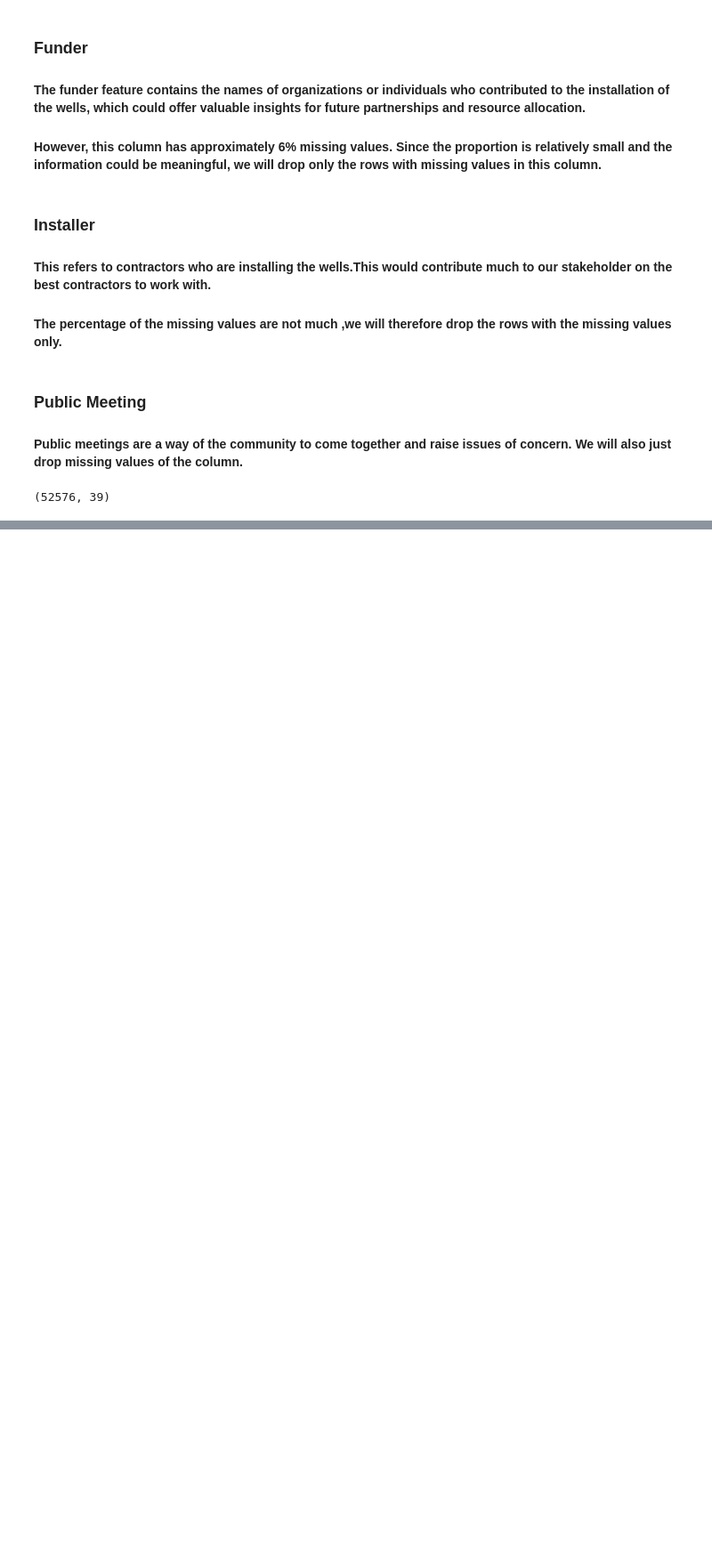
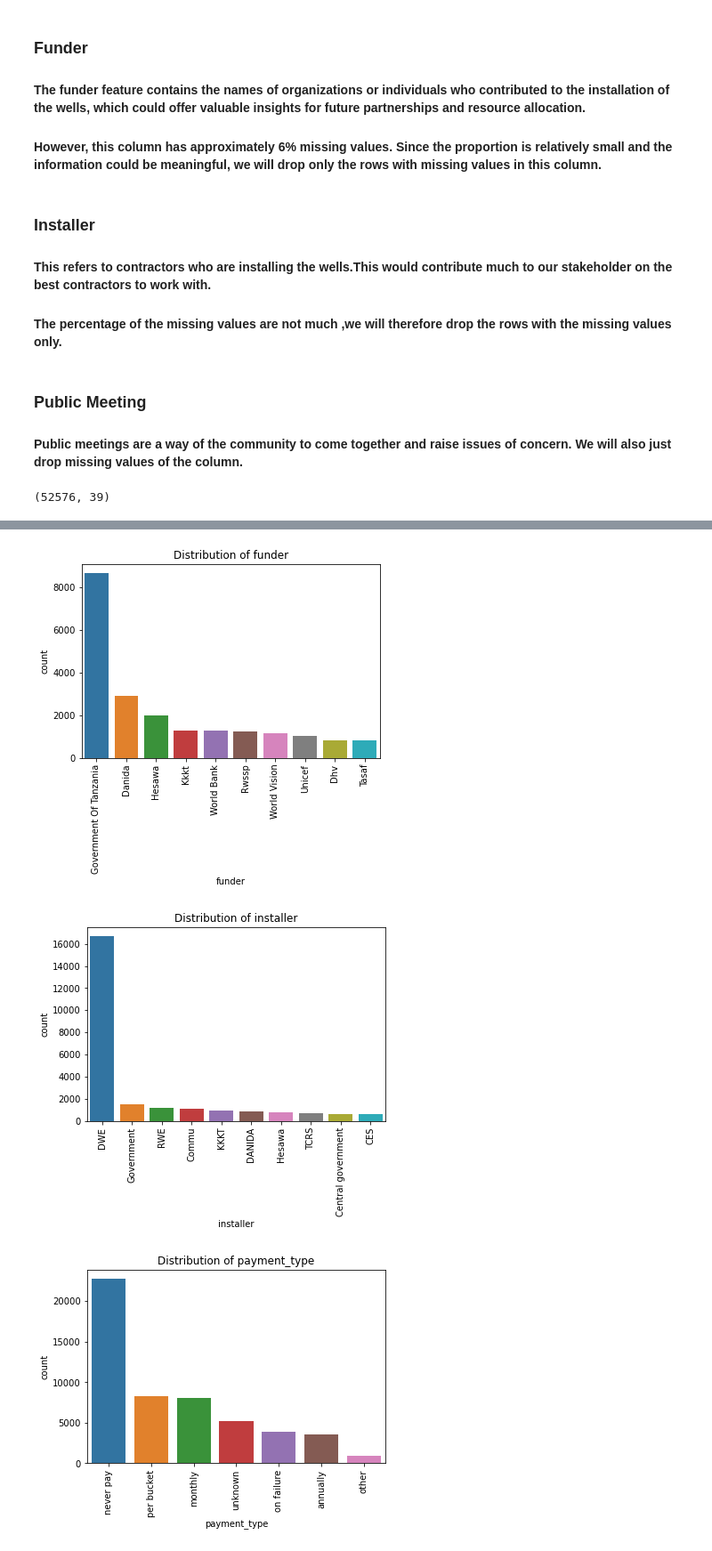
Before and after one commit to CharityPM/tanzanian-water-wells-prediction, a Jupyter notebook: waterwellsprediction.ipynb, the cells around one changed output, grey strips where cells are left out. Shown: that part at 89% size. Cells and saved outputs as stored; diff of their text form; code cells hidden in the pictures; blank space fills up the shorter version.

```diff
--- a/waterwellsprediction.ipynb
+++ b/waterwellsprediction.ipynb
@@ -217,0 +264,14 @@ df.shape
+# %%
+
+if 'id' in df.columns:
+    df = df.drop(columns=['id'])
+categorical_cols = df.select_dtypes(include='object').columns.tolist()
+for col in ['funder','installer', 'payment_type', 'water_quality', 'source_type']:
+    sns.countplot(data=df, x=col, order=df[col].value_counts().iloc[:10].index)
+    plt.title(f'Distribution of {col}')
+    plt.xticks(rotation=90)
+    plt.show()
+# %% [output]
+[figure, added]
+[figure, added]
+[figure, added]
```
Also changed, not shown: parts of 20 cells of this notebook.
